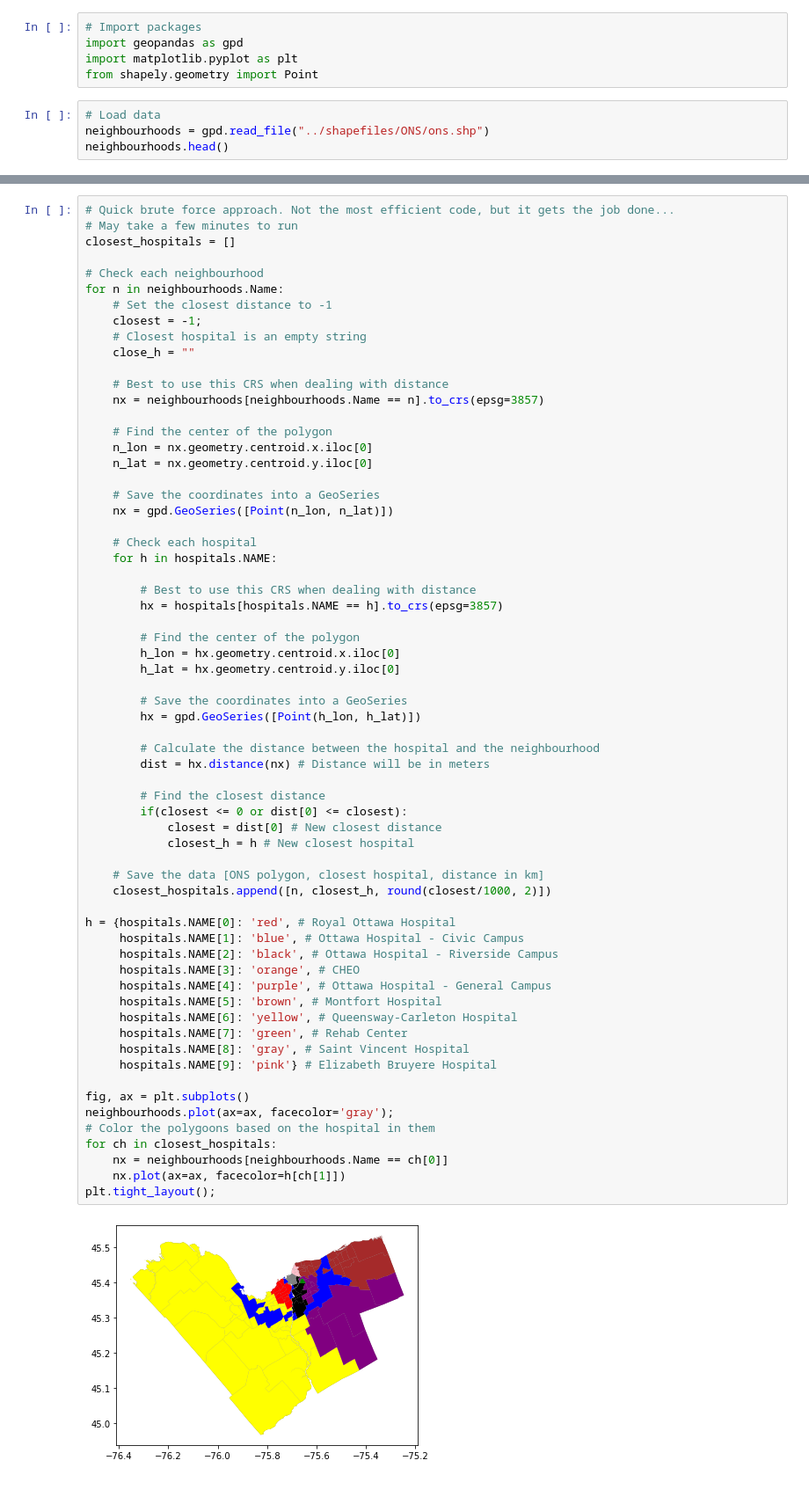
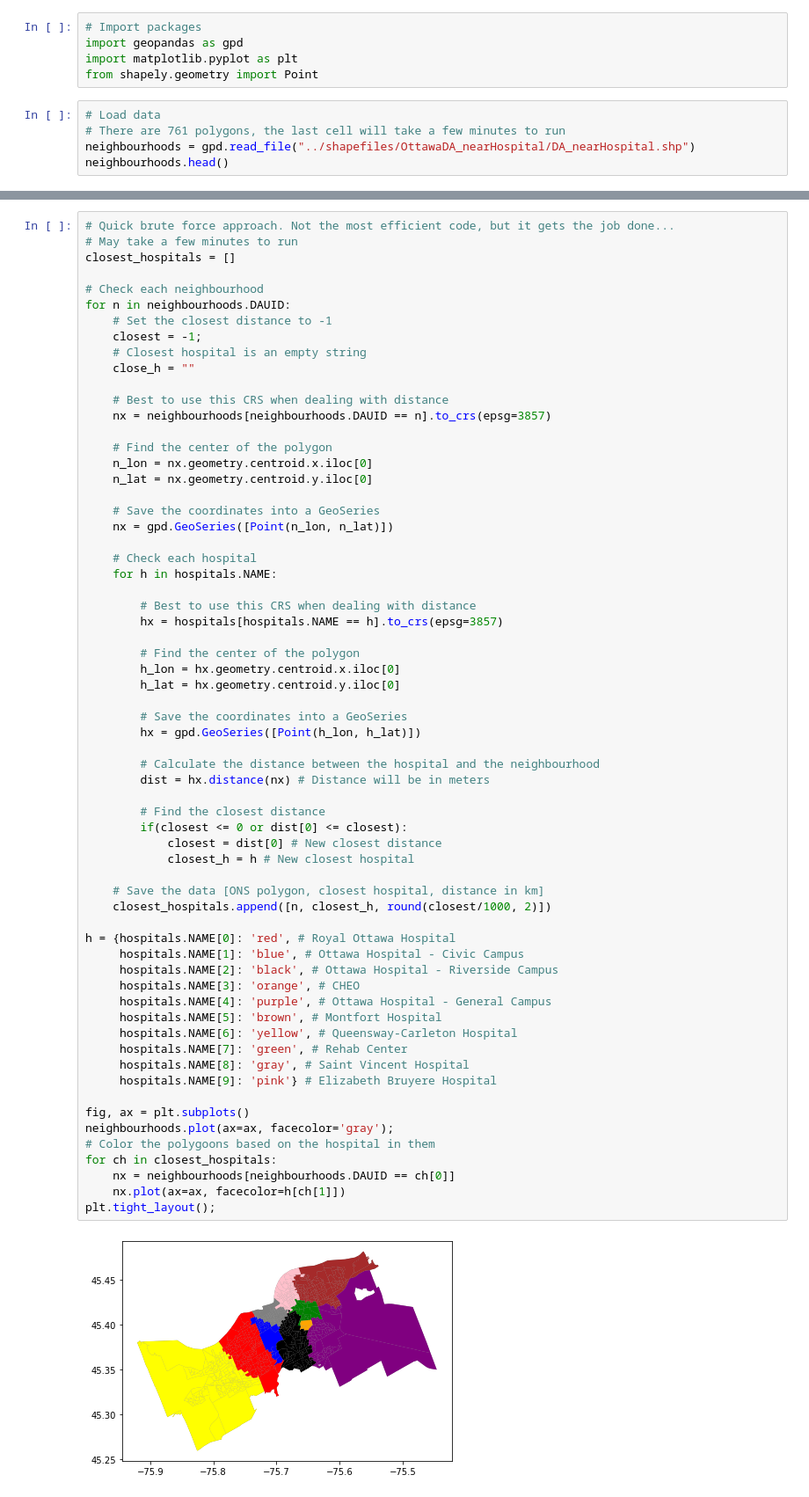
Before and after one commit to omarkawach/spatial_analysis_scenarios, a Jupyter notebook: scenario_notebooks/scenario_two.ipynb, the cells around one changed output, grey strips where cells are left out. Shown at 88% size. Saved outputs shown, nothing was run; the diff lists cells and outputs as text.

```diff
--- a/scenario_notebooks/scenario_two.ipynb
+++ b/scenario_notebooks/scenario_two.ipynb
@@ -5,6 +5,7 @@ import matplotlib.pyplot as plt
 from shapely.geometry import Point
 # %%
 # Load data
-neighbourhoods = gpd.read_file("../shapefiles/ONS/ons.shp")
+# There are 761 polygons, the last cell will take a few minutes to run
+neighbourhoods = gpd.read_file("../shapefiles/OttawaDA_nearHospital/DA_nearHospital.shp")
 neighbourhoods.head()
 # %% [output]
@@ -31,14 +33,14 @@ hospitals.head()
 closest_hospitals = []
 
 # Check each neighbourhood
-for n in neighbourhoods.Name:
+for n in neighbourhoods.DAUID:
     # Set the closest distance to -1
     closest = -1;
     # Closest hospital is an empty string
     close_h = ""
 
     # Best to use this CRS when dealing with distance
-    nx = neighbourhoods[neighbourhoods.Name == n].to_crs(epsg=3857)
+    nx = neighbourhoods[neighbourhoods.DAUID == n].to_crs(epsg=3857)
 
     # Find the center of the polygon
     n_lon = nx.geometry.centroid.x.iloc[0]
@@ -62,32 +64,32 @@ for n in neighbourhoods.Name:
 
         # Calculate the distance between the hospital and the neighbourhood
         dist = hx.distance(nx) # Distance will be in meters
 
         # Find the closest distance
         if(closest <= 0 or dist[0] <= closest):
             closest = dist[0] # New closest distance
             closest_h = h # New closest hospital
 
     # Save the data [ONS polygon, closest hospital, distance in km]
     closest_hospitals.append([n, closest_h, round(closest/1000, 2)])
 
 h = {hospitals.NAME[0]: 'red', # Royal Ottawa Hospital
      hospitals.NAME[1]: 'blue', # Ottawa Hospital - Civic Campus
      hospitals.NAME[2]: 'black', # Ottawa Hospital - Riverside Campus
      hospitals.NAME[3]: 'orange', # CHEO
      hospitals.NAME[4]: 'purple', # Ottawa Hospital - General Campus
      hospitals.NAME[5]: 'brown', # Montfort Hospital
      hospitals.NAME[6]: 'yellow', # Queensway-Carleton Hospital
      hospitals.NAME[7]: 'green', # Rehab Center
      hospitals.NAME[8]: 'gray', # Saint Vincent Hospital
      hospitals.NAME[9]: 'pink'} # Elizabeth Bruyere Hospital
 
 fig, ax = plt.subplots()
 neighbourhoods.plot(ax=ax, facecolor='gray');
 # Color the polygoons based on the hospital in them
 for ch in closest_hospitals:
-    nx = neighbourhoods[neighbourhoods.Name == ch[0]]
+    nx = neighbourhoods[neighbourhoods.DAUID == ch[0]]
     nx.plot(ax=ax, facecolor=h[ch[1]])
 plt.tight_layout();
 # %% [output]
-[figure, old version]
+[figure, new version]
```
Also changed, not shown: parts of 1 cell of this notebook, 40 other files.
